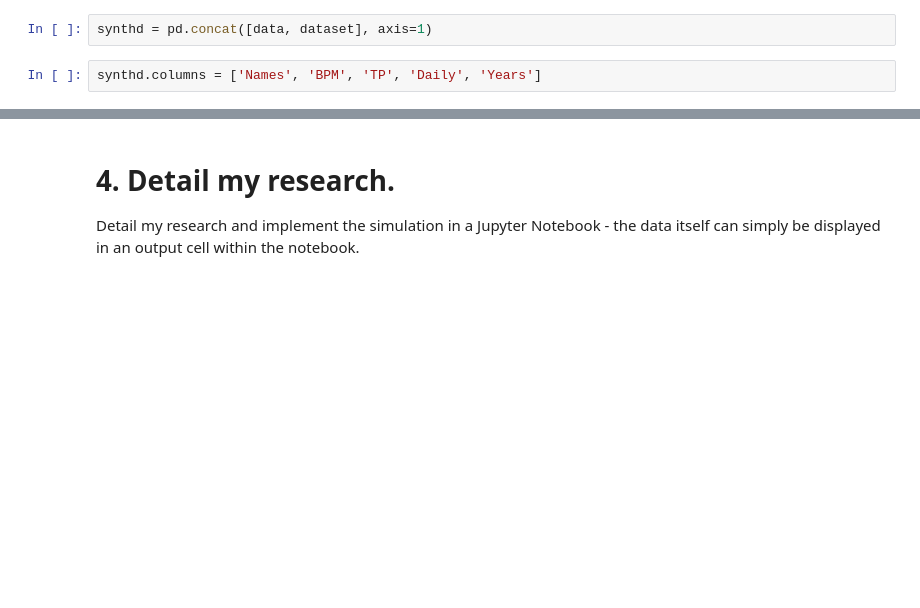
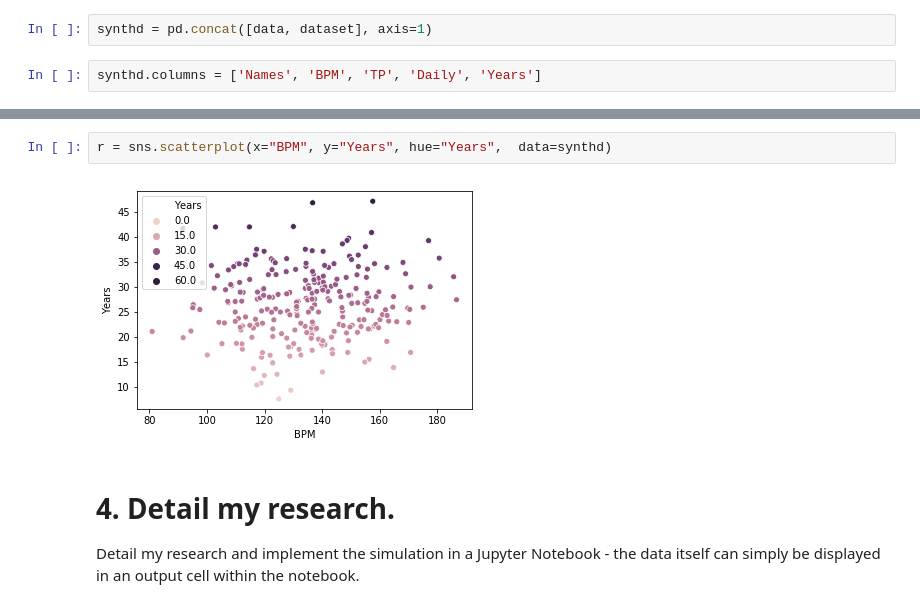
Before and after one commit to Wayne742/Programming-Project-S2, a Jupyter notebook: Programming for Data Analytics Project 2018.ipynb, the cells around one changed output, grey strips where cells are left out. Cells and saved outputs as stored; diff of their text form; blank space fills up the shorter version.

```diff
--- a/Programming for Data Analytics Project 2018.ipynb
+++ b/Programming for Data Analytics Project 2018.ipynb
@@ -422,3 +432,7 @@ synthd
+# %%
+r = sns.scatterplot(x="BPM", y="Years", hue="Years",  data=synthd)
+# %% [output]
+[figure, added]
 # %% [markdown]
 # 4. Detail my research.
 Detail my research and implement the simulation in a Jupyter Notebook - the data itself can simply be displayed in an output cell within the notebook.
```
Also changed, not shown: parts of 4 cells of this notebook.
